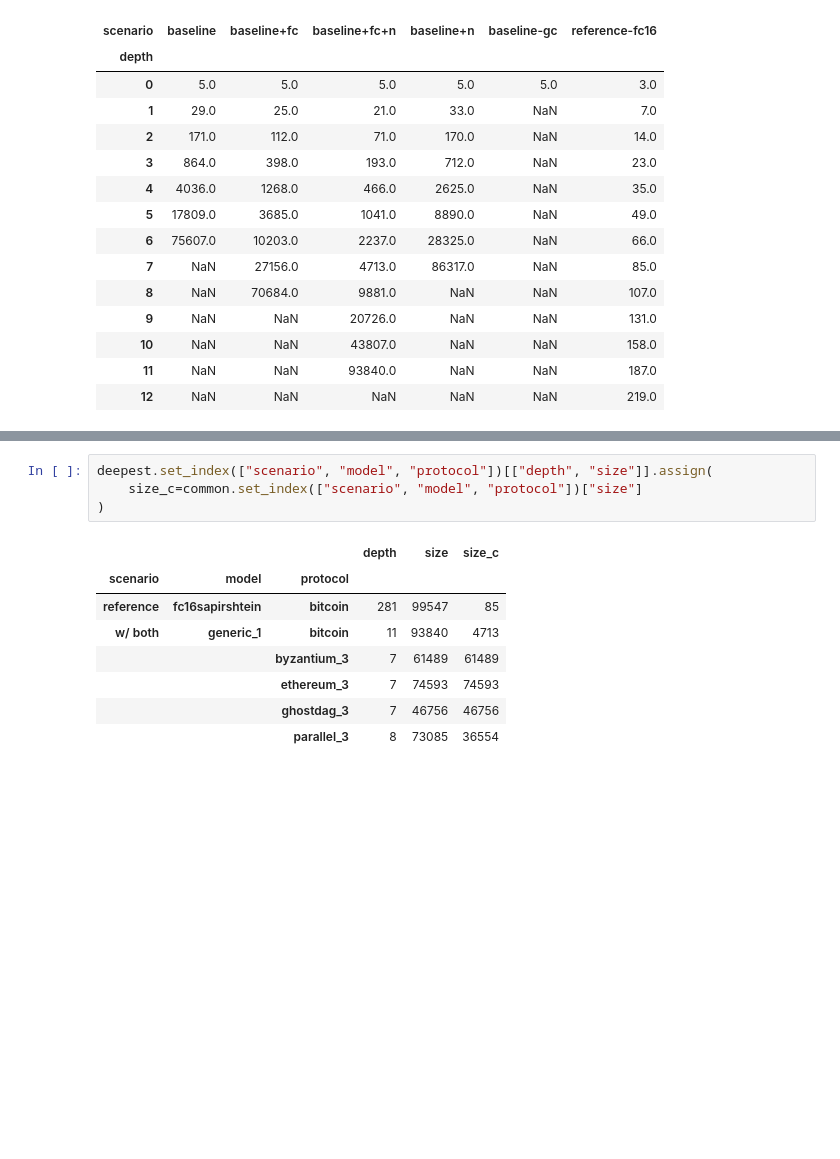
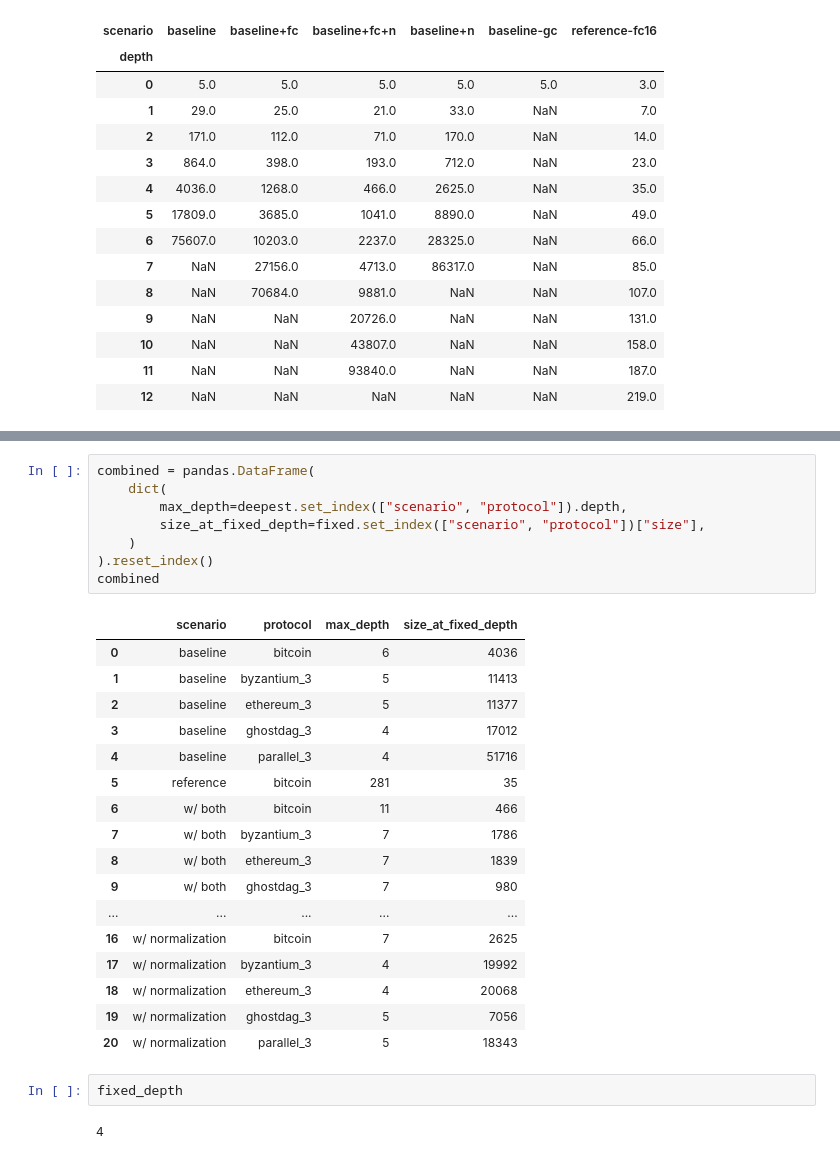
Before and after one commit to pkel/cpr, a Jupyter notebook: mdp/5-state-space-exploration-viz-for-paper.ipynb, the cells around one changed output, grey strips where cells are left out. Cells and saved outputs as stored; diff of their text form; blank space fills up the shorter version.

```diff
--- a/mdp/5-state-space-exploration-viz-for-paper.ipynb
+++ b/mdp/5-state-space-exploration-viz-for-paper.ipynb
@@ -152,13 +132,30 @@ AttributeError: 'Series' object has no attribute 'depth'
-# %%
-deepest.set_index(["scenario", "model", "protocol"])[["depth", "size"]].assign(
-    size_c=common.set_index(["scenario", "model", "protocol"])["size"]
-)
-# %% [output]
-|  |  |  | depth | size | size_c |
-| scenario | model | protocol |  |  |  |
-| reference | fc16sapirshtein | bitcoin | 281 | 99547 | 85 |
-| w/ both | generic_1 | bitcoin | 11 | 93840 | 4713 |
-|  |  | byzantium_3 | 7 | 61489 | 61489 |
-|  |  | ethereum_3 | 7 | 74593 | 74593 |
-|  |  | ghostdag_3 | 7 | 46756 | 46756 |
-|  |  | parallel_3 | 8 | 73085 | 36554 |
+# %%
+combined = pandas.DataFrame(
+    dict(
+        max_depth=deepest.set_index(["scenario", "protocol"]).depth,
+        size_at_fixed_depth=fixed.set_index(["scenario", "protocol"])["size"],
+    )
+).reset_index()
+combined
+# %% [output]
+|  | scenario | protocol | max_depth | size_at_fixed_depth |
+| 0 | baseline | bitcoin | 6 | 4036 |
+| 1 | baseline | byzantium_3 | 5 | 11413 |
+| 2 | baseline | ethereum_3 | 5 | 11377 |
+| 3 | baseline | ghostdag_3 | 4 | 17012 |
+| 4 | baseline | parallel_3 | 4 | 51716 |
+| 5 | reference | bitcoin | 281 | 35 |
+| 6 | w/ both | bitcoin | 11 | 466 |
+| 7 | w/ both | byzantium_3 | 7 | 1786 |
+| 8 | w/ both | ethereum_3 | 7 | 1839 |
+| 9 | w/ both | ghostdag_3 | 7 | 980 |
+| ... | ... | ... | ... | ... |
+| 16 | w/ normalization | bitcoin | 7 | 2625 |
+| 17 | w/ normalization | byzantium_3 | 4 | 19992 |
+| 18 | w/ normalization | ethereum_3 | 4 | 20068 |
+| 19 | w/ normalization | ghostdag_3 | 5 | 7056 |
+| 20 | w/ normalization | parallel_3 | 5 | 18343 |
+# %%
+fixed_depth
+# %% [output]
+4
```
Also changed, not shown: parts of 5 cells of this notebook.
